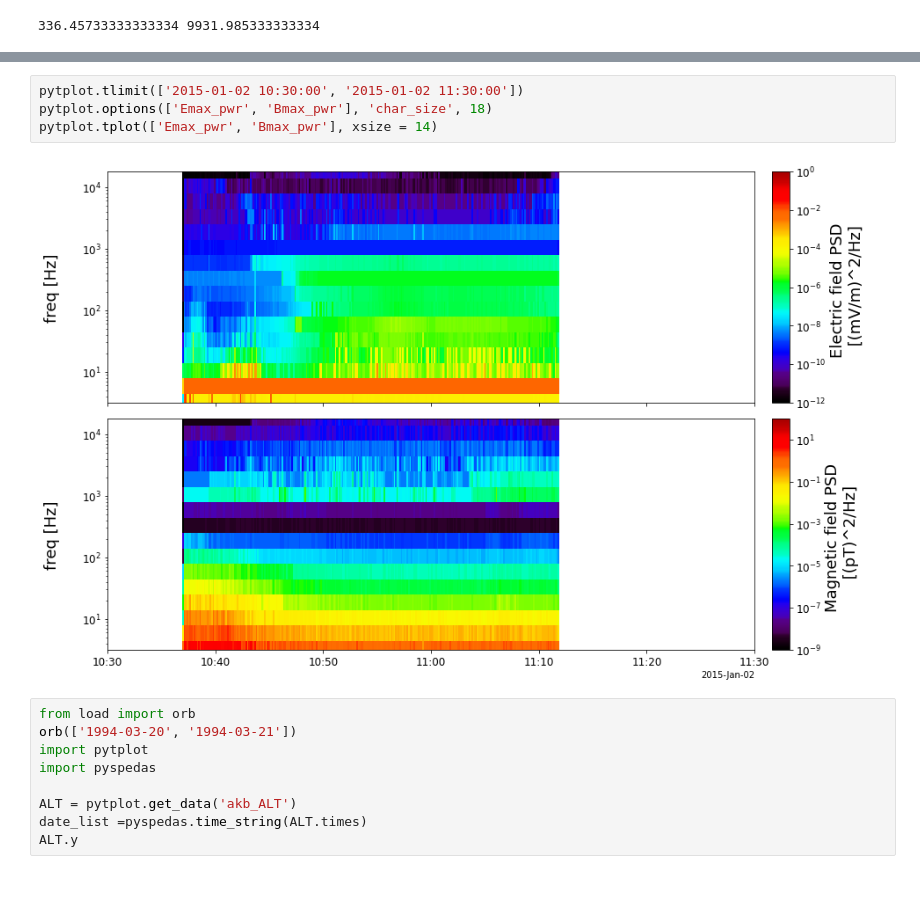
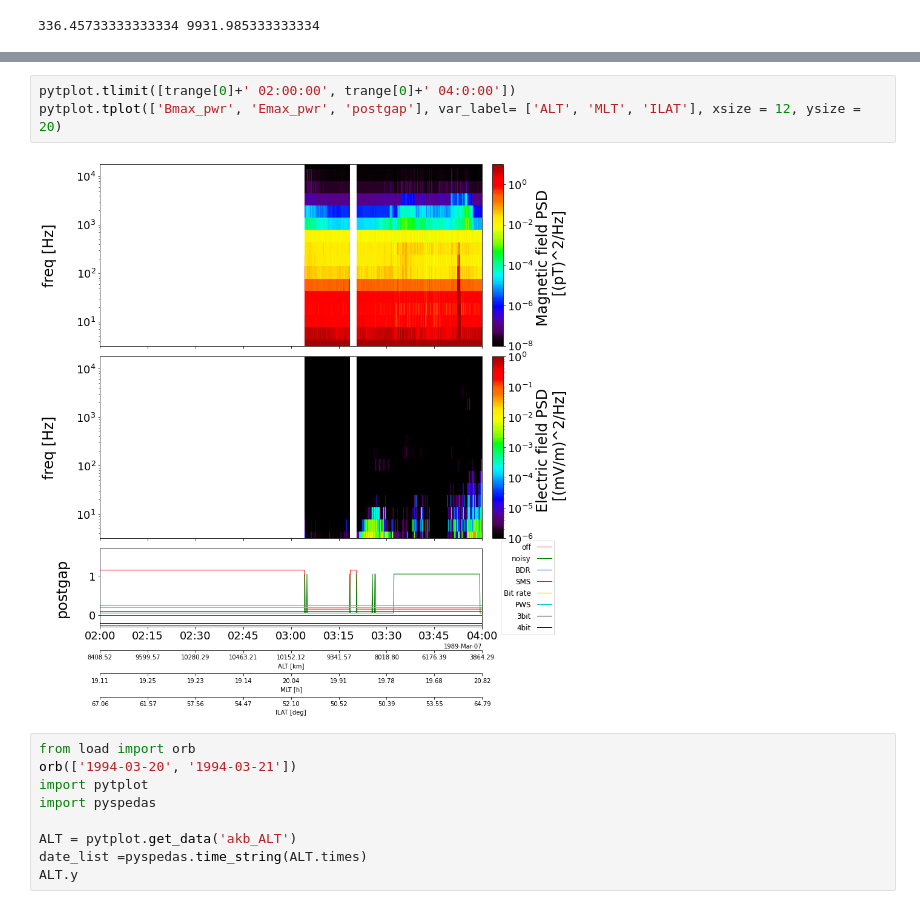
Before and after one commit to shuji-onosawa/Akebono_analysis_old, a Jupyter notebook: VLF_mca/memo.ipynb, the cells around one changed output, grey strips where cells are left out. Saved outputs shown, nothing was run; the diff lists cells and outputs as text.

```diff
--- a/VLF_mca/memo.ipynb
+++ b/VLF_mca/memo.ipynb
@@ -523,9 +584,8 @@ tinterpol (linear) was applied to: ALT
-# %%
-pytplot.tlimit(['2015-01-02 10:30:00', '2015-01-02 11:30:00'])
-pytplot.options(['Emax_pwr', 'Bmax_pwr'], 'char_size', 18)
-pytplot.tplot(['Emax_pwr', 'Bmax_pwr'], xsize = 14)
-# %% [output]
-[figure, removed]
+# %%
+pytplot.tlimit([trange[0]+' 02:00:00', trange[0]+' 04:0:00'])
+pytplot.tplot(['Bmax_pwr', 'Emax_pwr', 'postgap'], var_label= ['ALT', 'MLT', 'ILAT'], xsize = 12, ysize = 20)
+# %% [output]
+[figure, added]
 # %%
 from load import orb
 orb(['1994-03-20', '1994-03-21'])
```
Also changed, not shown: parts of 5 cells of this notebook, 1 other file.
